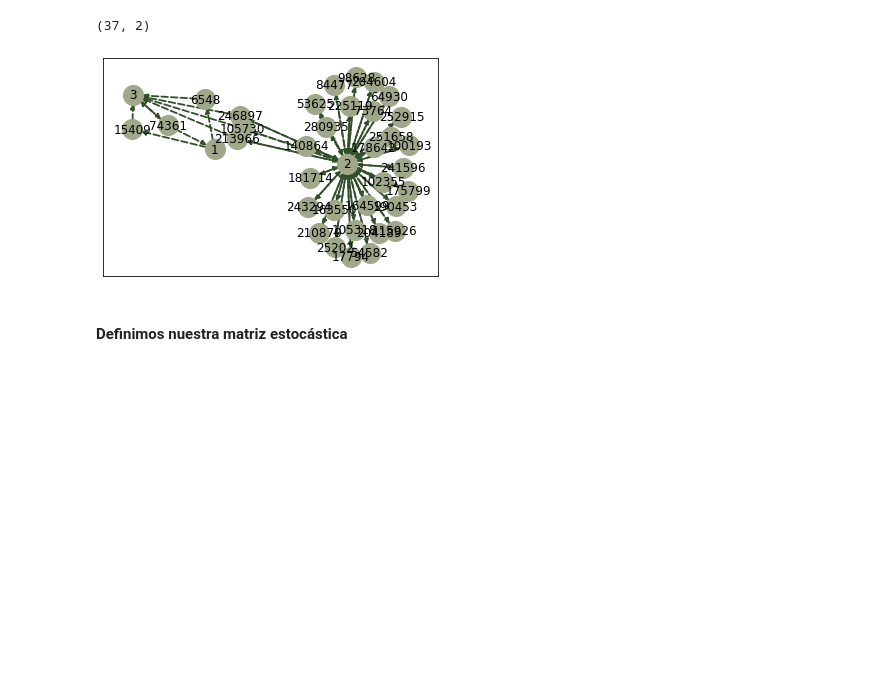
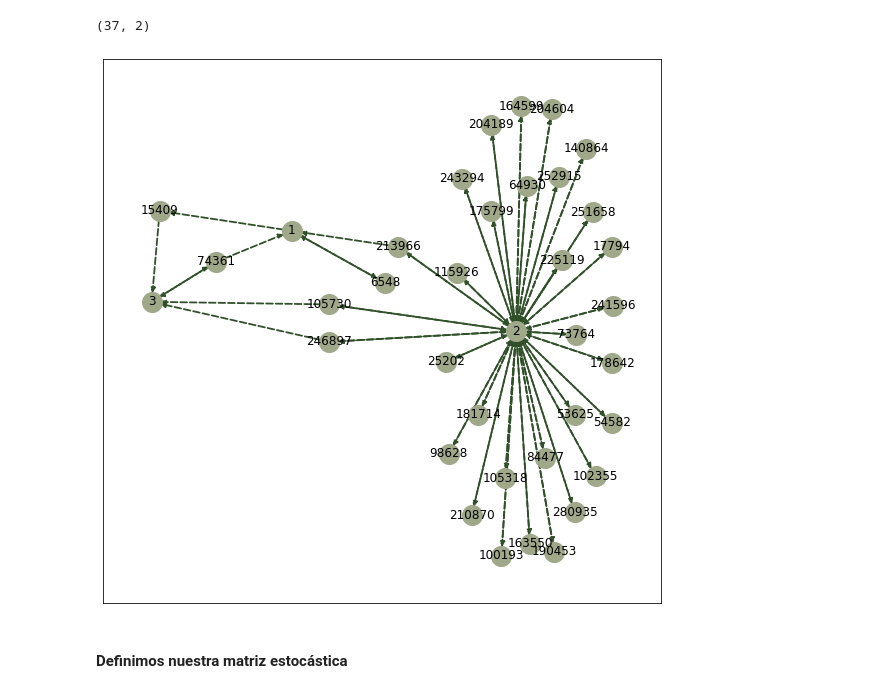
Before and after one commit to lecepe00/PageRank-eigenvectores-eigenvalores, a Jupyter notebook: Implementacion/PageRank_implementacion.ipynb, the cells around one changed output. Saved outputs shown, nothing was run; the diff lists cells and outputs as text; code cells hidden in the pictures; blank space fills up the shorter version.

```diff
--- a/Implementacion/PageRank_implementacion.ipynb
+++ b/Implementacion/PageRank_implementacion.ipynb
@@ -579,6 +569,7 @@ def plot_node_graph(dataframe_pages, power_method=None, with_labels=False):
     """
     nodos = dataframe_pages['pagina']
 
+    plt.figure(figsize=(10,10))
     G = nx.DiGraph()
 
     for nodo in nodos:
@@ -606,9 +597,9 @@ def plot_node_graph(dataframe_pages, power_method=None, with_labels=False):
     plt.show()
     return G
 # %%
-G = plot_node_graph(paginas_stanford)
+G37 = plot_node_graph(paginas_stanford)
 # %% [output]
-[figure, old version]
+[figure, new version]
 # %% [markdown]
 #### Definimos nuestra matriz estocástica
 # %%
```
Also changed, not shown: parts of 68 cells of this notebook.
